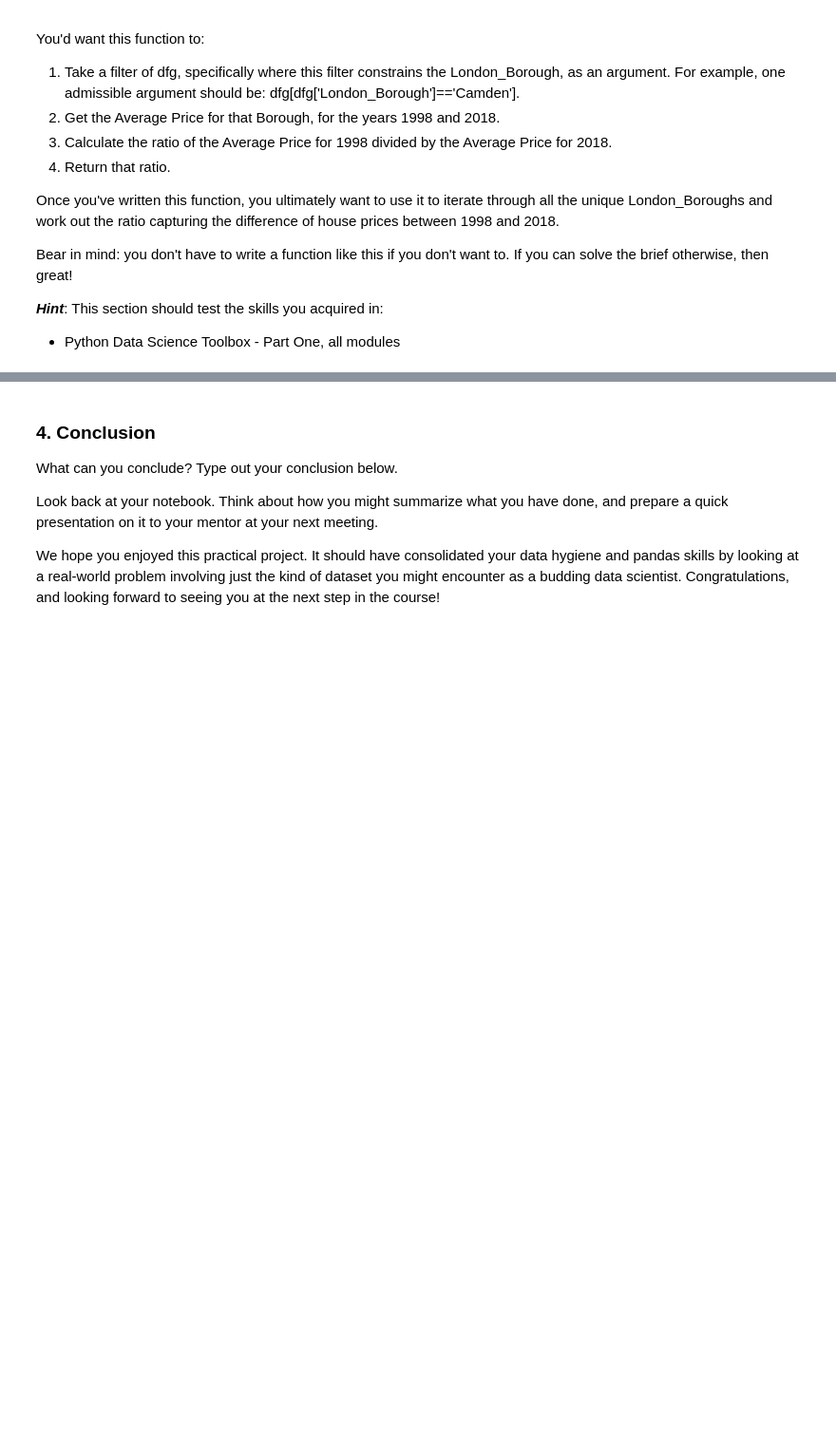
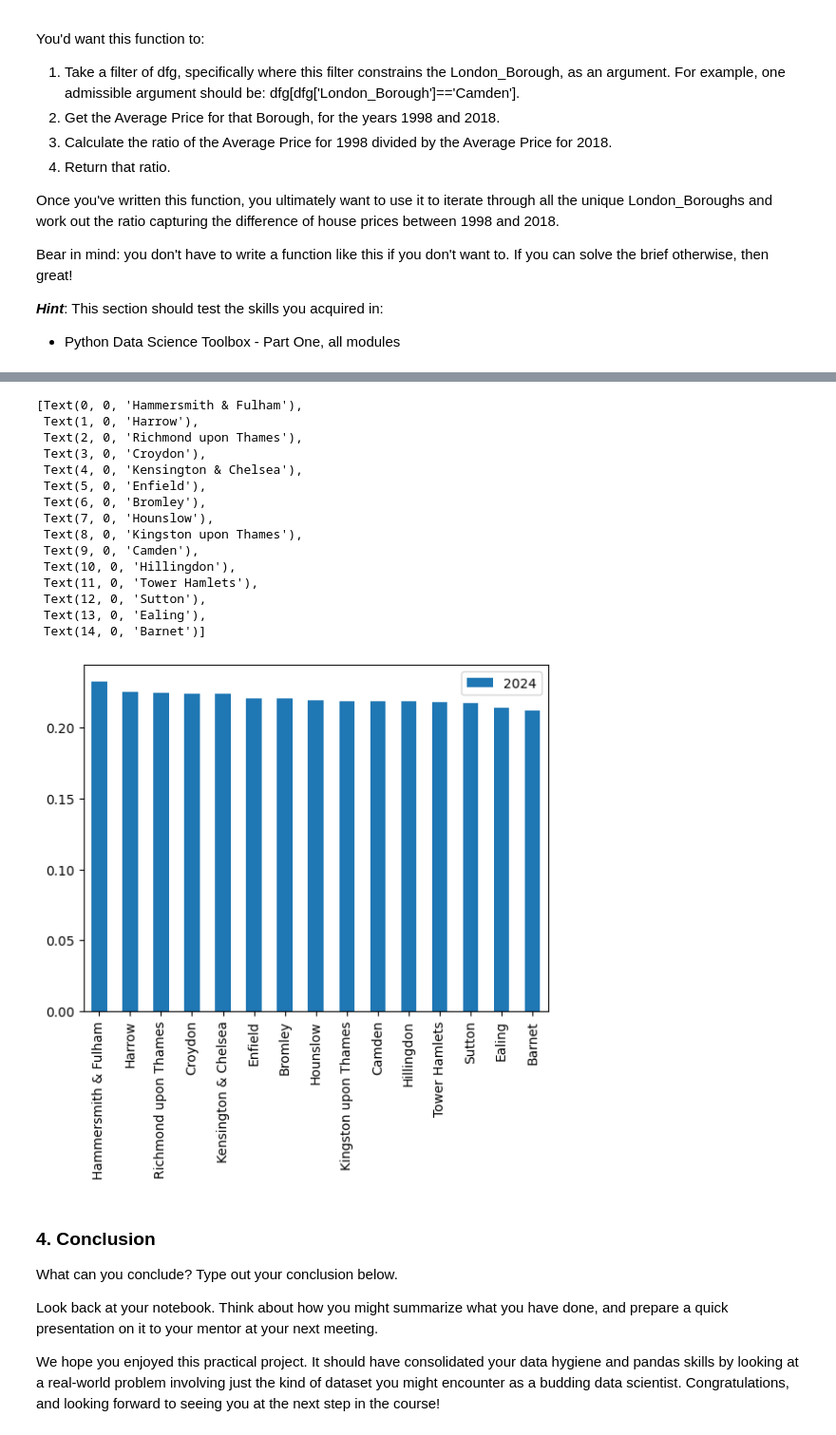
Before and after one commit to jmaloney95/2024-BOOTCAMP, a Jupyter notebook: Unit 4 Challenge - Tier 3.ipynb, the cells around one changed output, grey strips where cells are left out. Shown at 95% size. Cells and saved outputs as stored; diff of their text form; code cells hidden in the pictures; blank space fills up the shorter version.

```diff
--- a/Unit 4 Challenge - Tier 3.ipynb
+++ b/Unit 4 Challenge - Tier 3.ipynb
@@ -236,0 +438,2 @@ Bear in mind: you don't have to write a function like this if you don't want to.
+# %%
+df_ratios=pd.DataFrame(final)
@@ -236,0 +446,4 @@ Bear in mind: you don't have to write a function like this if you don't want to.
+# %%
+df_ratios_T = df_ratios.T
+df_ratios = df_ratios_T.reset_index()
+df_ratios.head()
@@ -236,0 +457,3 @@ Bear in mind: you don't have to write a function like this if you don't want to.
+# %%
+df_ratios.rename(columns={'index':'Borough', 0:'2024'}, inplace=True)
+df_ratios.head()
@@ -236,0 +467,3 @@ Bear in mind: you don't have to write a function like this if you don't want to.
+# %%
+top15= df_ratios.sort_values(by='2024',ascending=False).head(15)
+print(top15)
@@ -237,3 +487,23 @@ Bear in mind: you don't have to write a function like this if you don't want to.
+# %%
+ax = top15[['Borough','2024']].plot(kind='bar')
+ax.set_xticklabels(top15.Borough)
+# %% [output]
+[Text(0, 0, 'Hammersmith & Fulham'),
+ Text(1, 0, 'Harrow'),
+ Text(2, 0, 'Richmond upon Thames'),
+ Text(3, 0, 'Croydon'),
+ Text(4, 0, 'Kensington & Chelsea'),
+ Text(5, 0, 'Enfield'),
+ Text(6, 0, 'Bromley'),
+ Text(7, 0, 'Hounslow'),
+ Text(8, 0, 'Kingston upon Thames'),
+ Text(9, 0, 'Camden'),
+ Text(10, 0, 'Hillingdon'),
+ Text(11, 0, 'Tower Hamlets'),
+ Text(12, 0, 'Sutton'),
+ Text(13, 0, 'Ealing'),
+ Text(14, 0, 'Barnet')]
+[figure, added]
 # %% [markdown]
 ### 4. Conclusion
 What can you conclude? Type out your conclusion below.
```
Also changed, not shown: parts of 30 cells of this notebook.
